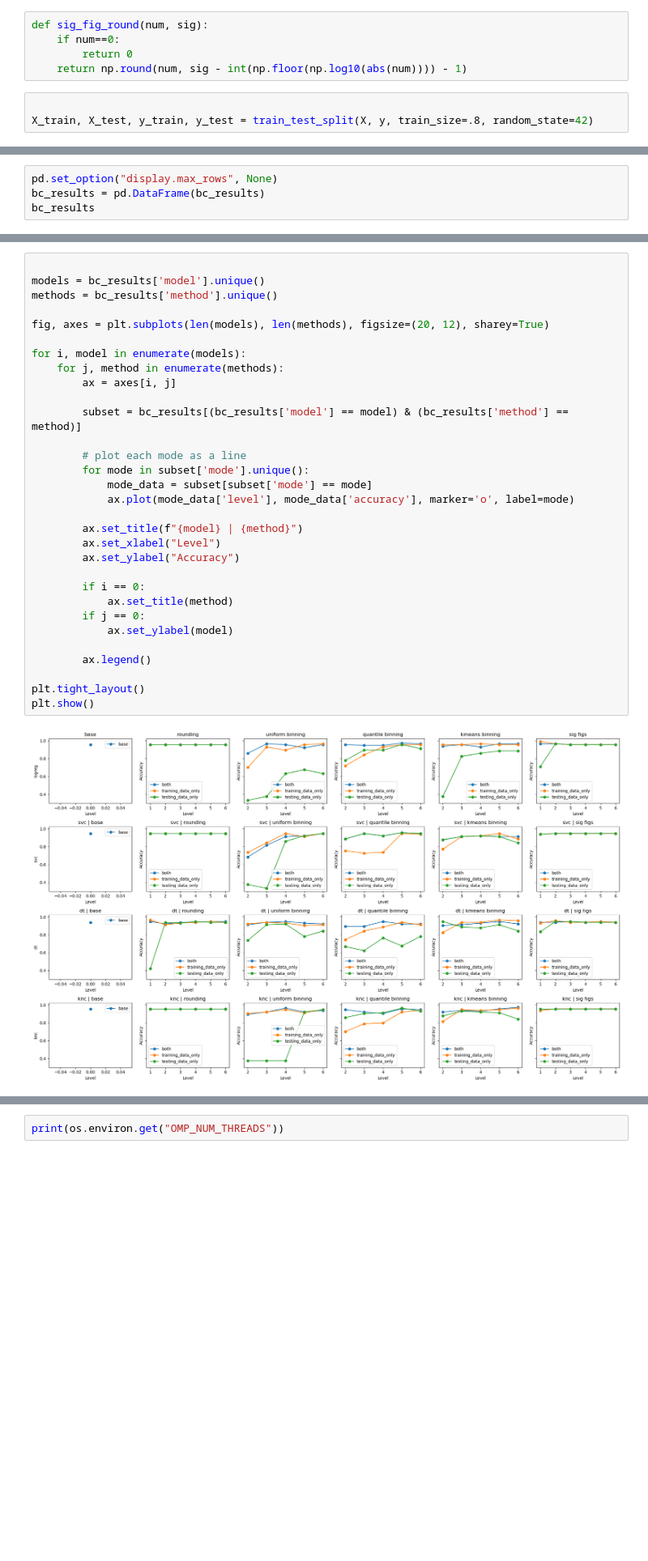
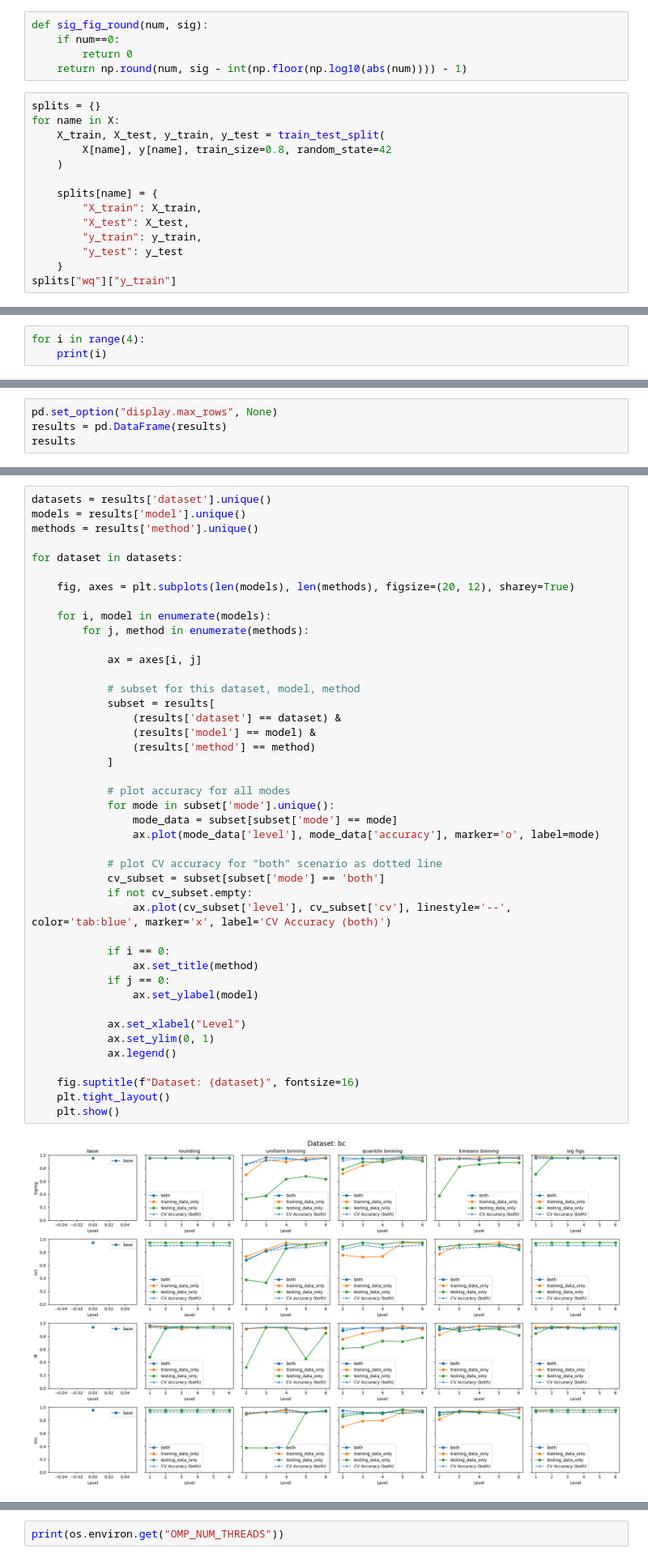
Before and after one commit to A-George26826/Numerical-Precision-Res-Official, a Jupyter notebook: main.ipynb, the cells around one changed output, grey strips where cells are left out. Shown at 81% size. Cells and saved outputs as stored; diff of their text form; blank space fills up the shorter version.

Commit message:
Multiple Dataset Functionality, Cross-Val for "Both"

```diff
--- a/main.ipynb
+++ b/main.ipynb
@@ -77,5 +79,16 @@ def sig_fig_round(num, sig):
         return 0
     return np.round(num, sig - int(np.floor(np.log10(abs(num)))) - 1)
 # %%
+splits = {}
+for name in X:
+    X_train, X_test, y_train, y_test = train_test_split(
+        X[name], y[name], train_size=0.8, random_state=42
+    )
 
-X_train, X_test, y_train, y_test = train_test_split(X, y, train_size=.8, random_state=42)
+    splits[name] = {
+        "X_train": X_train,
+        "X_test": X_test,
+        "y_train": y_train,
+        "y_test": y_test
+    }
+splits["wq"]["y_train"]
@@ -81,0 +108,3 @@ X_train, X_test, y_train, y_test = train_test_split(X, y, train_size=.8, random_
+# %%
+for i in range(4):
+    print(i)
@@ -277,5 +249,5 @@ Name: 204, dtype: float64
 # %%
 pd.set_option("display.max_rows", None)
-bc_results = pd.DataFrame(bc_results)
-bc_results
+results = pd.DataFrame(results)
+results
 # %% [output]
@@ -357,35 +329,47 @@ plt.show()
 # %% [output]
 [figure]
 # %%
+datasets = results['dataset'].unique()
+models = results['model'].unique()
+methods = results['method'].unique()
 
-models = bc_results['model'].unique()
-methods = bc_results['method'].unique()
+for dataset in datasets:
 
-fig, axes = plt.subplots(len(models), len(methods), figsize=(20, 12), sharey=True)
+    fig, axes = plt.subplots(len(models), len(methods), figsize=(20, 12), sharey=True)
 
-for i, model in enumerate(models):
-    for j, method in enumerate(methods):
-        ax = axes[i, j]
+    for i, model in enumerate(models):
+        for j, method in enumerate(methods):
 
-        subset = bc_results[(bc_results['model'] == model) & (bc_results['method'] == method)]
+            ax = axes[i, j]
 
-        # plot each mode as a line
-        for mode in subset['mode'].unique():
-            mode_data = subset[subset['mode'] == mode]
-            ax.plot(mode_data['level'], mode_data['accuracy'], marker='o', label=mode)
+            # subset for this dataset, model, method
+            subset = results[
+                (results['dataset'] == dataset) &
+                (results['model'] == model) &
+                (results['method'] == method)
+            ]
 
-        ax.set_title(f"{model} | {method}")
-        ax.set_xlabel("Level")
-        ax.set_ylabel("Accuracy")
+            # plot accuracy for all modes
+            for mode in subset['mode'].unique():
+                mode_data = subset[subset['mode'] == mode]
+                ax.plot(mode_data['level'], mode_data['accuracy'], marker='o', label=mode)
 
-        if i == 0:
-            ax.set_title(method)
-        if j == 0:
-            ax.set_ylabel(model)
+            # plot CV accuracy for "both" scenario as dotted line
+            cv_subset = subset[subset['mode'] == 'both']
+            if not cv_subset.empty:
+                ax.plot(cv_subset['level'], cv_subset['cv'], linestyle='--', color='tab:blue', marker='x', label='CV Accuracy (both)')
 
-        ax.legend()
+            if i == 0:
+                ax.set_title(method)
+            if j == 0:
+                ax.set_ylabel(model)
 
-plt.tight_layout()
-plt.show()
+            ax.set_xlabel("Level")
+            ax.set_ylim(0, 1)
+            ax.legend()
+
+    fig.suptitle(f"Dataset: {dataset}", fontsize=16)
+    plt.tight_layout()
+    plt.show()
 # %% [output]
-[figure, old version]
+[figure, new version]
```
Also changed, not shown: parts of 7 cells of this notebook.
